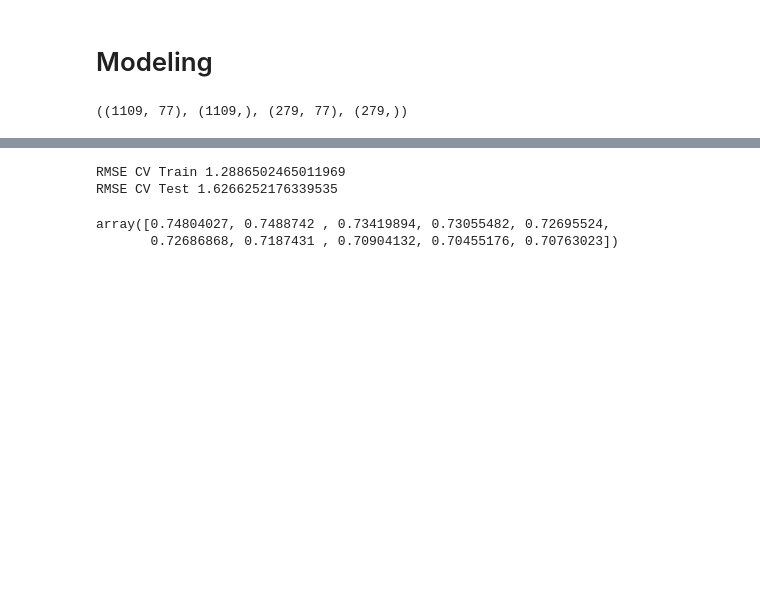
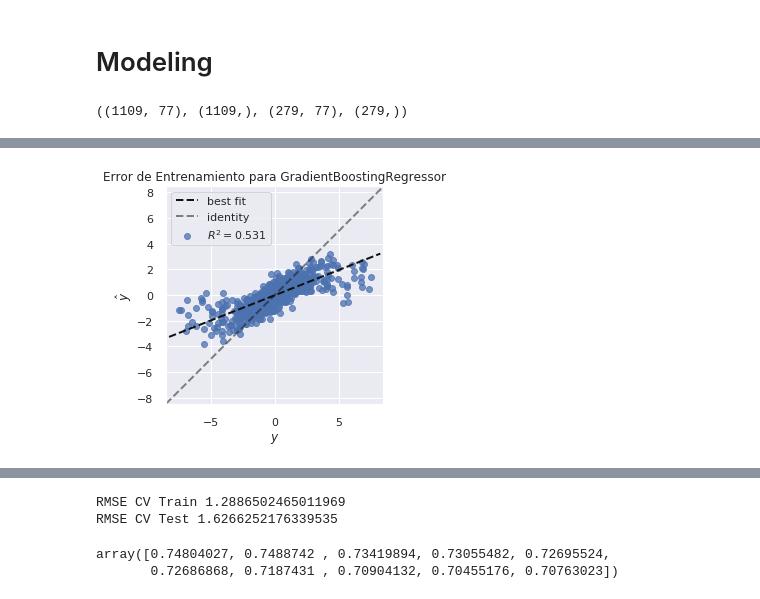
Before and after one commit to victorfica/Master-thesis, a Jupyter notebook: notebooks/testing_GBT_train15-skempi_FINAL.ipynb, the cells around one changed output, grey strips where cells are left out. Saved outputs shown, nothing was run; the diff lists cells and outputs as text; code cells hidden in the pictures; blank space fills up the shorter version.

```diff
--- a/notebooks/testing_GBT_train15-skempi_FINAL.ipynb
+++ b/notebooks/testing_GBT_train15-skempi_FINAL.ipynb
@@ -469,3 +464,13 @@ plt.savefig("GBT_R2_train15.png",dpi=600,bbox_inches="tight")
+# %%
+perror = PredictionError(grid1.best_estimator_, title='Error de Entrenamiento para GradientBoostingRegressor')
+
+perror.fit(X_train, y_train.values.ravel())  # Fit the training data to the visualizer
+perror.score(X_train, y_train.values.ravel())  # Evaluate the model on the test data
+
+perror.finalize()
+plt.savefig("GBT_TrainingError_train15.png",dpi=300,bbox_inches="tight")
+# %% [output]
+[figure, added]
 # %%
 perror = PredictionError(grid1.best_estimator_, title='Error de Predicción para GradientBoostingRegressor')
 
```
Also changed, not shown: parts of 23 cells of this notebook, 16 other files.
